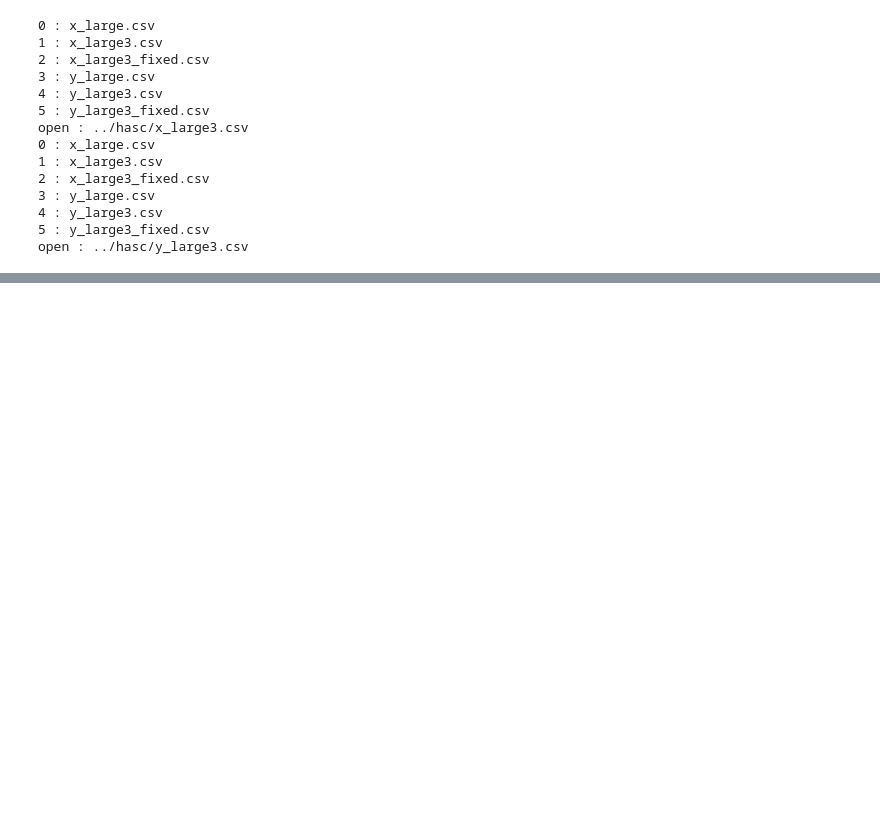
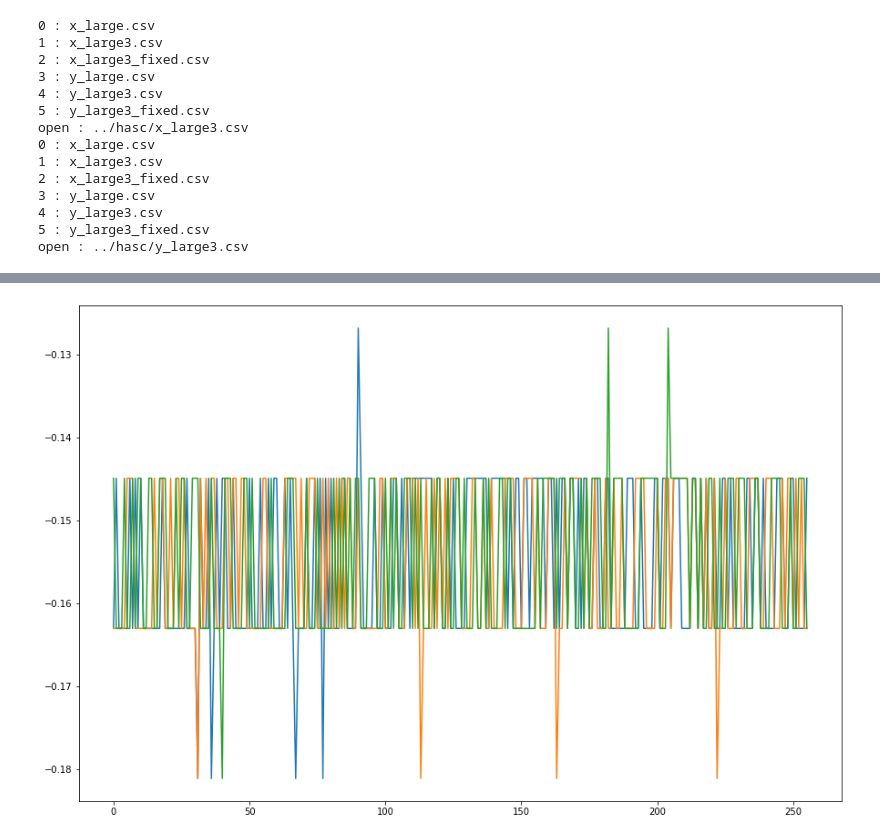
Before and after one commit to mAenon/csv_plot, a Jupyter notebook: csv_plot.ipynb, the cells around one changed output, grey strips where cells are left out. Cells and saved outputs as stored; diff of their text form; code cells hidden in the pictures; blank space fills up the shorter version.

Commit message:
hasc data

```diff
--- a/csv_plot.ipynb
+++ b/csv_plot.ipynb
@@ -188,0 +72,13 @@ plot 1 datas
+# %%
+label_data = pd.read_csv(label_path, index_col=0)
+label_data.head()
+
+activitys = label_data["Activity"].unique()
+
+for i, activity in enumerate(activitys):
+    print("{} : {}".format(i, activity))
+
+activity = int ( input("which activity?"))
+activity = activitys[activity]
+
+print("\nshow :", activity)
@@ -188,0 +104,16 @@ plot 1 datas
+# %%
+data = np.loadtxt(path, delimiter=",").reshape(-1, 256, 3)
+index = label_data[ label_data["Activity"] == activity].index
+
+activity_data = data[index]
+# %%
+%matplotlib inline
+import matplotlib.pyplot as plt
+
+activity_data.shape
+
+plt.figure(figsize = (15, 10))
+for i in range(3):
+    plt.plot(data[i][:, 2])
+# %% [output]
+[figure, added]
```
Also changed, not shown: parts of 5 cells of this notebook.
